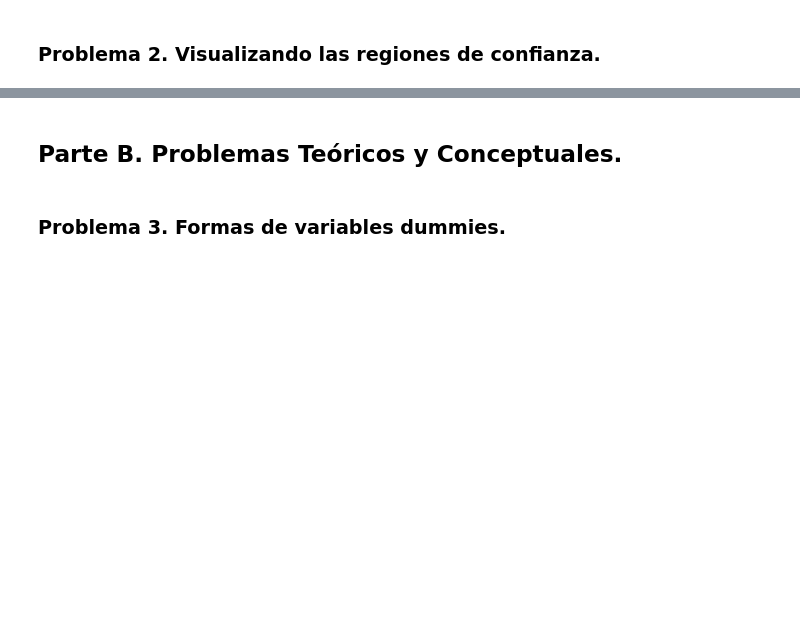
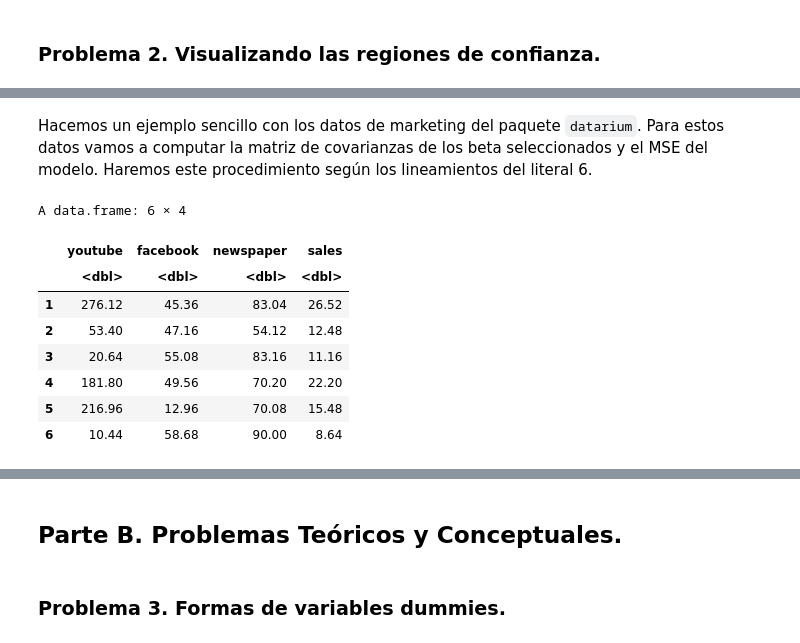
Before and after one commit to MantiMantilla/MEL-2022-2, a Jupyter notebook: Tareas/Tarea 2/Tarea 2.ipynb, the cells around one changed output, grey strips where cells are left out. Saved outputs shown, nothing was run; the diff lists cells and outputs as text; code cells hidden in the pictures; blank space fills up the shorter version.

```diff
--- a/Tareas/Tarea 2/Tarea 2.ipynb
+++ b/Tareas/Tarea 2/Tarea 2.ipynb
@@ -29,0 +310,48 @@ Ximena Palacio - 201730995
+# %%
+# Los parámetros alpha y n son desconocidos y deberían ser registrados por el usuario.
+# Sus valores por defecto son para poder correr la función con instancias de prueba.
+ellipse_contour <- function(beta_hat_i, beta_hat_j, W_ij, MSE, alpha = 0.05, n = 1000){
+  # Producimos los parámetros de la forma general de la elipse (a * x ^ 2 + b * y ^ 2 + c * x * y + d * x + e * y + f < 0).
+  a <- W_ij[2, 2]
+  b <- W_ij[1, 1]
+  c <- -2*W_ij[1,2]
+  d <- 2*W_ij[1,2]*beta_hat_j - 2*W_ij[2,2]*beta_hat_i
+  e <- 2*W_ij[1,2]*beta_hat_i - 2*W_ij[1,1]*beta_hat_j
+  f <- -2*W_ij[1,2]*beta_hat_i*beta_hat_j + W_ij[2,2]*beta_hat_i^2 + W_ij[1,1]*beta_hat_j^2 - 2*(W_ij[1,1]*W_ij[2,2] - W_ij[1,2]^2) * MSE * qf(1-alpha, 2, n-2)
+
+  # Definimos una función que grafica elipses a partir de sus parámetros.
+  plot.ellipse <- function (a, b, c, d, e, f, n) {
+    ## solve for centre
+    A <- matrix(c(a, c / 2, c / 2, b), 2L)
+    B <- c(-d / 2, -e / 2)
+    mu <- solve(A, B)
+    ## generate points on circle
+    r <- sqrt(a * mu[1] ^ 2 + b * mu[2] ^ 2 + c * mu[1] * mu[2] - f)
+    theta <- seq(0, 2 * pi, length = n)
+    v <- rbind(r * cos(theta), r * sin(theta))
+    ## transform for points on ellipse
+    z <- backsolve(chol(A), v) + mu
+    ## plot points
+    plot(t(z), type = "l")
+  }
+
+  # Graficamos la elipse.
+  plot.ellipse(a, b, c, d, e, f, n)
+}
+# %% [markdown]
+Hacemos un ejemplo sencillo con los datos de marketing del paquete `datarium`. Para estos datos vamos a computar la matriz de covarianzas de los beta seleccionados y el MSE del modelo. Haremos este procedimiento según los lineamientos del literal 6.
+# %%
+data("marketing", package = "datarium")
+head(marketing)
+X <- marketing[, c("youtube", "facebook", "newspaper")]
+y <- marketing["sales"]
+# %% [output]
+A data.frame: 6 × 4
+|  | youtube | facebook | newspaper | sales |
+|  | <dbl> | <dbl> | <dbl> | <dbl> |
+| 1 | 276.12 | 45.36 | 83.04 | 26.52 |
+| 2 | 53.40 | 47.16 | 54.12 | 12.48 |
+| 3 | 20.64 | 55.08 | 83.16 | 11.16 |
+| 4 | 181.80 | 49.56 | 70.20 | 22.20 |
+| 5 | 216.96 | 12.96 | 70.08 | 15.48 |
+| 6 | 10.44 | 58.68 | 90.00 | 8.64 |
```
Also changed, not shown: parts of 33 cells of this notebook.
